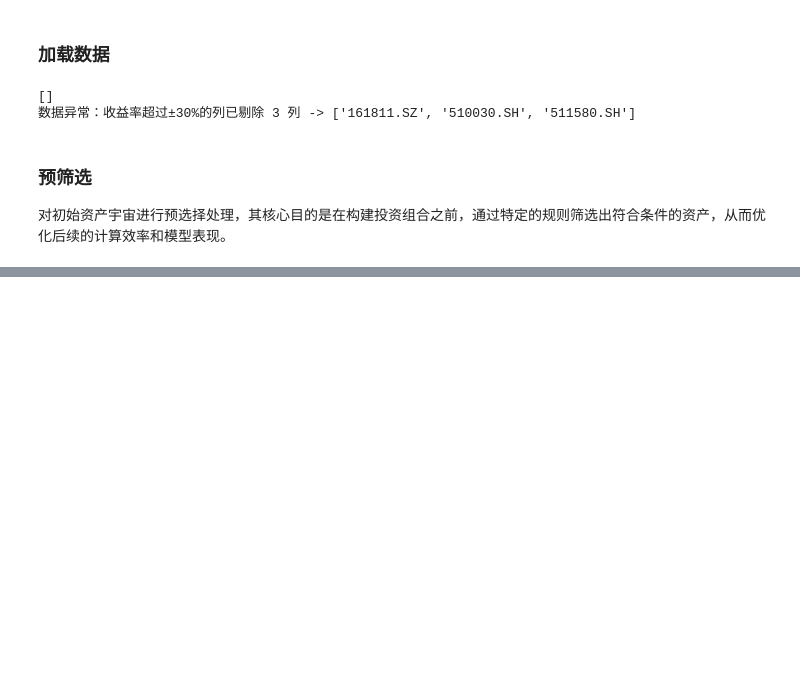
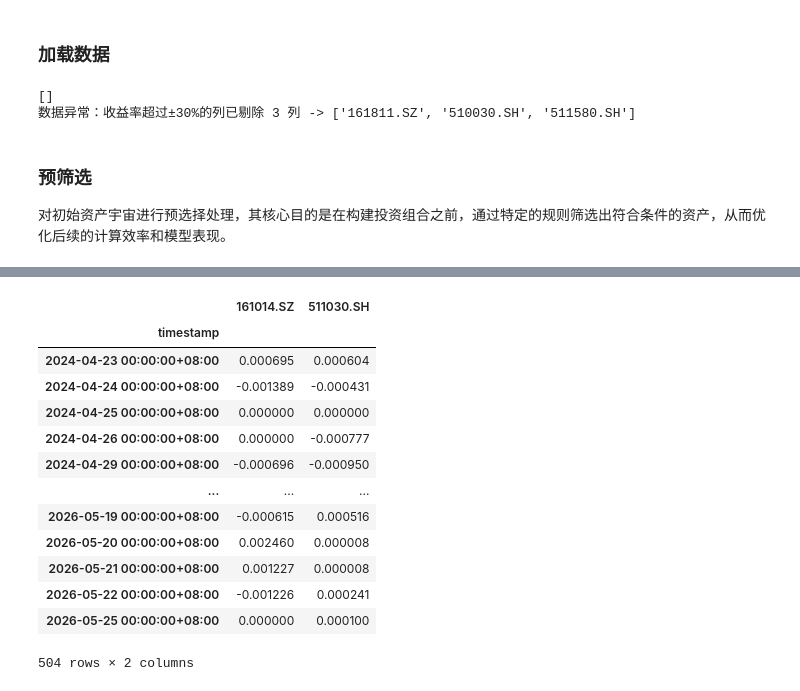
Before and after one commit to wang-jinghui/machine-learning-for-trading, a Jupyter notebook: case_studies/lazy_trading/WalkForward_cross_validation.ipynb, the cells around one changed output, grey strips where cells are left out. Cells and saved outputs as stored; diff of their text form; code cells hidden in the pictures; blank space fills up the shorter version.

```diff
--- a/case_studies/lazy_trading/WalkForward_cross_validation.ipynb
+++ b/case_studies/lazy_trading/WalkForward_cross_validation.ipynb
@@ -98,0 +457,17 @@ MultiPeriodPortfolio(test_portfolios).plot_cumulative_returns()
+# %%
+X_train
+# %% [output]
+|  | 161014.SZ | 511030.SH |
+| timestamp |  |  |
+| 2024-04-23 00:00:00+08:00 | 0.000695 | 0.000604 |
+| 2024-04-24 00:00:00+08:00 | -0.001389 | -0.000431 |
+| 2024-04-25 00:00:00+08:00 | 0.000000 | 0.000000 |
+| 2024-04-26 00:00:00+08:00 | 0.000000 | -0.000777 |
+| 2024-04-29 00:00:00+08:00 | -0.000696 | -0.000950 |
+| ... | ... | ... |
+| 2026-05-19 00:00:00+08:00 | -0.000615 | 0.000516 |
+| 2026-05-20 00:00:00+08:00 | 0.002460 | 0.000008 |
+| 2026-05-21 00:00:00+08:00 | 0.001227 | 0.000008 |
+| 2026-05-22 00:00:00+08:00 | -0.001226 | 0.000241 |
+| 2026-05-25 00:00:00+08:00 | 0.000000 | 0.000100 |
+504 rows × 2 columns
```
Also changed, not shown: parts of 23 cells of this notebook.
